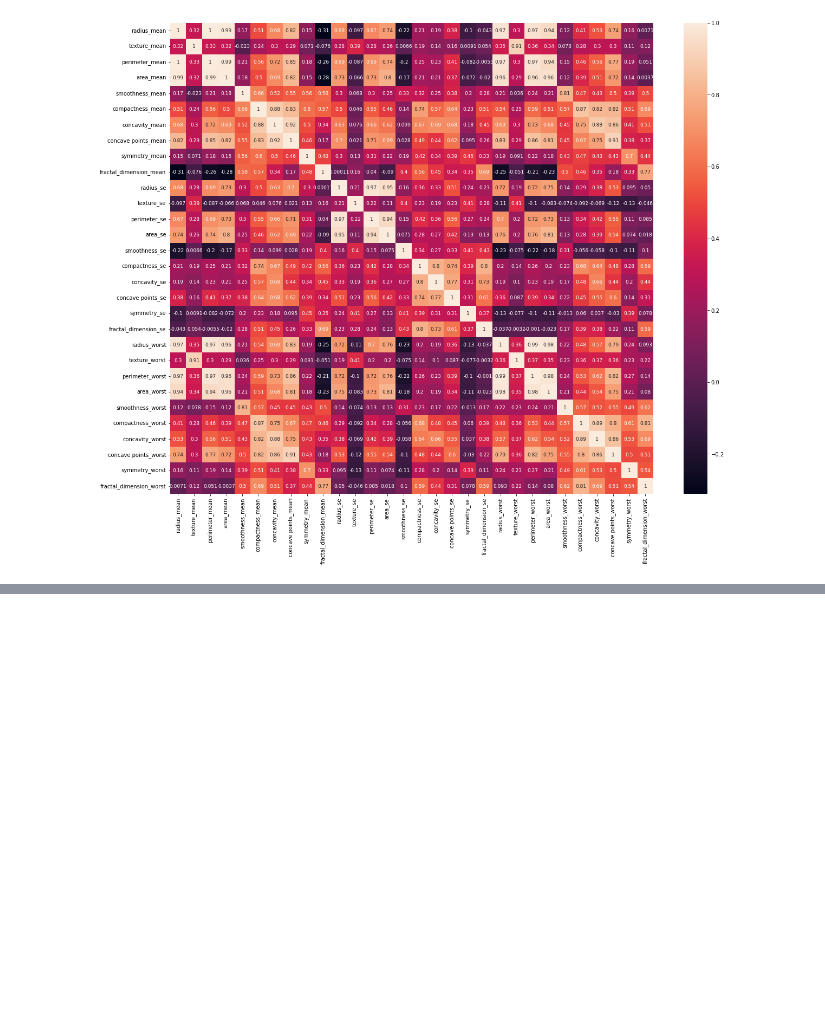
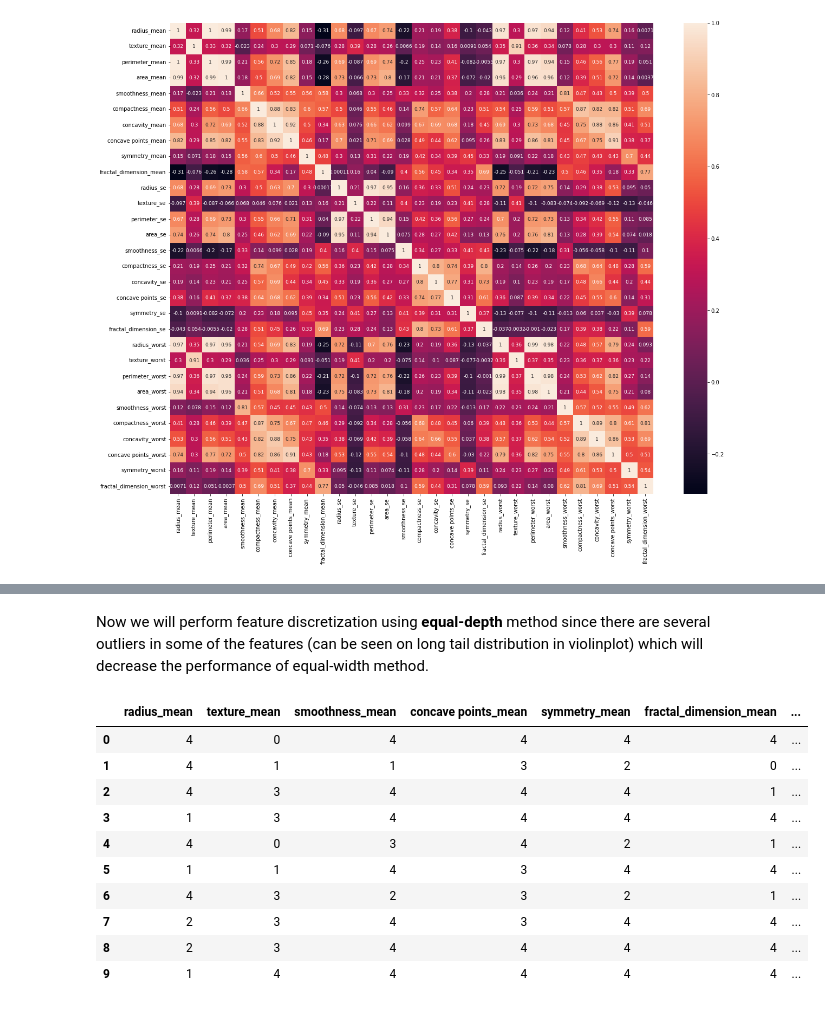
Before and after one commit to suryaParyanta/CZ4032-Rule_Based_Classifier, a Jupyter notebook: notebooks/data_preprocessing.ipynb, the cells around one changed output, grey strips where cells are left out. Drawn from its saved outputs; the diff is of its cells as text; code cells hidden in the pictures; blank space fills up the shorter version.

```diff
--- a/notebooks/data_preprocessing.ipynb
+++ b/notebooks/data_preprocessing.ipynb
@@ -484,0 +501,44 @@ X_drop = X_cont.drop(drop_columns)
+# %% [markdown]
+Now we will perform feature discretization using **equal-depth** method since there are several outliers in some of the features (can be seen on long tail distribution in violinplot) which will decrease the performance of equal-width method.
+# %%
+def equal_width_binning(arr, nbins = 5):
+    width = (arr.max() - arr.min()) / nbins
+    bins = []
+
+    b = arr.min() + width
+    while b < arr.max():
+        bins.append(b)
+        b += width
+
+    return np.digitize(arr, bins, right=False)
+
+
+def equal_depth_binning(arr, nbins = 5):
+    depth = len(arr) / nbins
+
+    arr_sort = sorted(arr)
+    bins = []
+    idx = depth
+    while idx < len(arr_sort):
+        bins.append(arr_sort[int(idx)])
+        idx += depth
+
+    return np.digitize(arr, bins, right=False)
+# %%
+X_disc = X_drop.copy()
+
+for col in X_disc.columns:
+    X_disc[col] = equal_depth_binning(X_disc[col], nbins = 5)
+X_disc.head(10)
+# %% [output]
+|  | radius_mean | texture_mean | smoothness_mean | concave points_mean | symmetry_mean | fractal_dimension_mean | ... |
+| 0 | 4 | 0 | 4 | 4 | 4 | 4 | ... |
+| 1 | 4 | 1 | 1 | 3 | 2 | 0 | ... |
+| 2 | 4 | 3 | 4 | 4 | 4 | 1 | ... |
+| 3 | 1 | 3 | 4 | 4 | 4 | 4 | ... |
+| 4 | 4 | 0 | 3 | 4 | 2 | 1 | ... |
+| 5 | 1 | 1 | 4 | 3 | 4 | 4 | ... |
+| 6 | 4 | 3 | 2 | 3 | 2 | 1 | ... |
+| 7 | 2 | 3 | 4 | 3 | 4 | 4 | ... |
+| 8 | 2 | 3 | 4 | 4 | 4 | 4 | ... |
+| 9 | 1 | 4 | 4 | 4 | 4 | 4 | ... |
```
Also changed, not shown: parts of 12 cells of this notebook, 1 other file.
